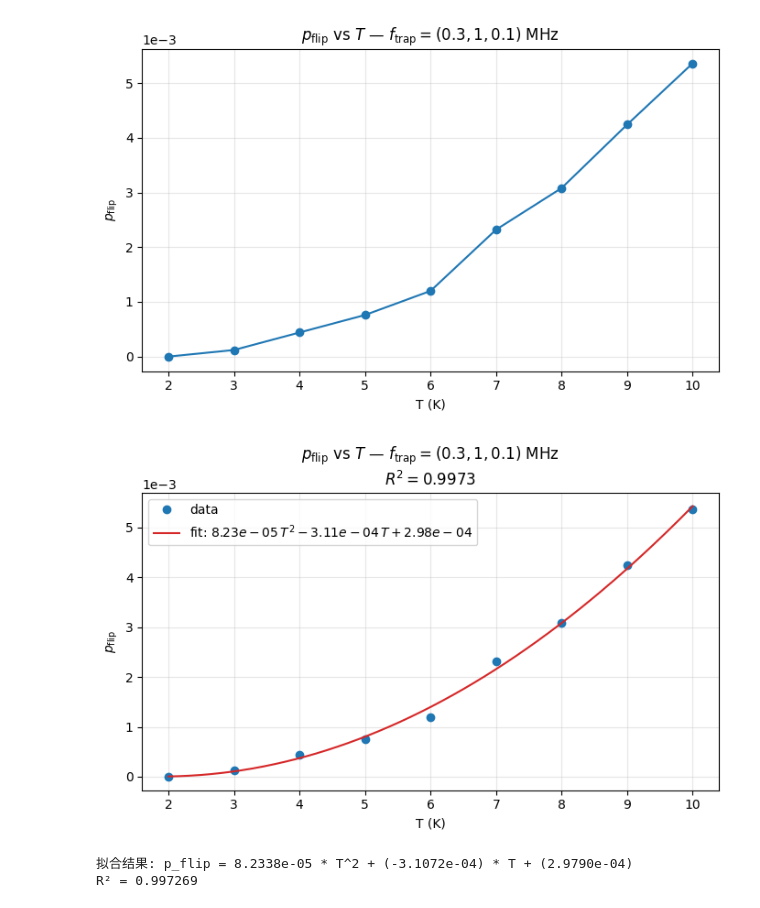
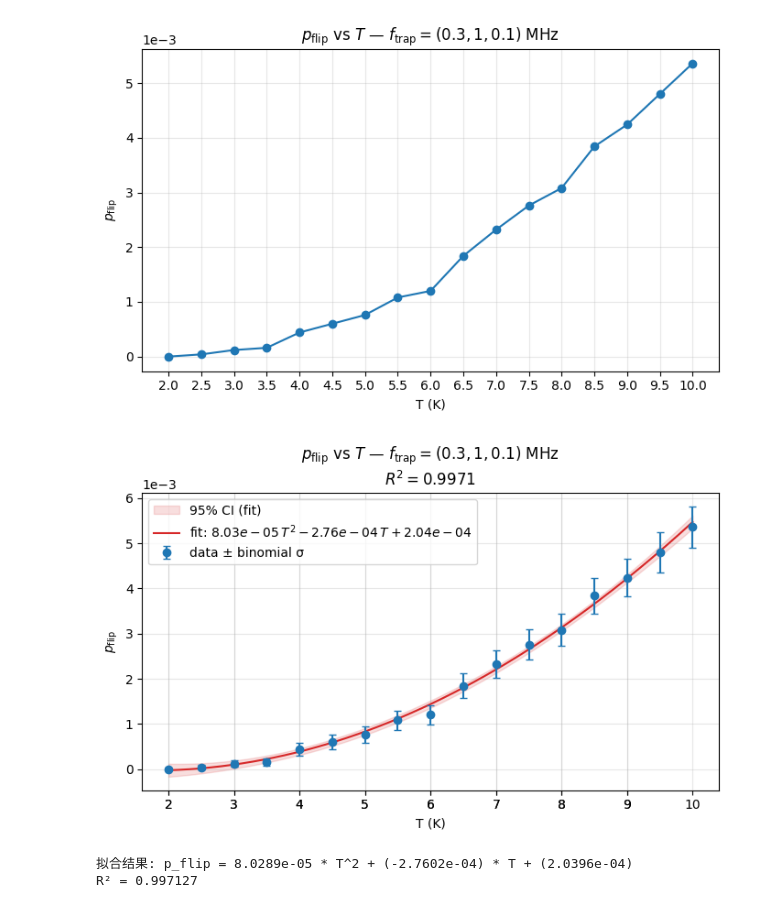
Before and after one commit to ylctql/ion-dynamic-simulation, a Jupyter notebook: analysis/collision_p_flip.ipynb, the cells around one changed output. Drawn from its saved outputs; the diff is of its cells as text; code cells hidden in the pictures.

Commit message:
analysis: collision p_flip vs temperature fit + finer molecule-temp scan

```diff
--- a/analysis/collision_p_flip.ipynb
+++ b/analysis/collision_p_flip.ipynb
@@ -6,19 +6,27 @@ import numpy as np
 trap_freq = (0.3, 1, 0.1)  # MHz
 
 # === 温度 T (K) ===
-T_values = np.arange(2, 11, dtype=float)  # 2, 3, ..., 10 K
+T_values = np.arange(2, 10.5, 0.5, dtype=float)  # 2, 3, ..., 10 K
 
 # === p_flip 数据 ===
 # TODO: 填入每个温度对应的 p_flip 值
 p_flip = np.array([
    0,  # T = 2 K
+   1, # T = 2.5 K
     3,  # T = 3 K
+    4,  # T = 3.5 K
     11,  # T = 4 K
+    15,  # T = 4.5 K
     19,  # T = 5 K
+    27,  # T = 5.5 K
     30,  # T = 6 K
+    46, # T = 6.5 K
     58,  # T = 7 K
+    69, # T = 7.5 K
     77,  # T = 8 K
+    96, # T = 8.5 K
     106,  # T = 9 K
+    120, # T = 9.5 K
     134,  # T = 10 K
 ])/25000
 
@@ -40,45 +48,63 @@ ax.ticklabel_format(axis='y', style='sci', scilimits=(0, 0))
 fig.tight_layout()
 plt.show()
 # %% [output]
-[figure, old version]
+[figure, new version]
 # %%
+from scipy import stats
+
 # === 二次多项式拟合: p_flip = a*T^2 + b*T + c ===
-coeffs = np.polyfit(T_values, p_flip, 2)
+coeffs, cov = np.polyfit(T_values, p_flip, 2, cov=True)   # cov=True 取参数协方差
 a, b, c = coeffs
 p_fit = np.polyval(coeffs, T_values)
+dof = len(T_values) - len(coeffs)
+
+# 数据点误差棒: 二项误差 sigma = sqrt(p(1-p)/N), 边界用 Laplace 平滑
+N = 25000
+p_hat = (p_flip * N + 0.5) / (N + 1)
+p_sigma = np.sqrt(p_hat * (1 - p_hat) / N)
+
+# 拟合曲线 95% 置信带 (对均值响应): var(y_hat) = J cov J^T
+T_fine = np.linspace(T_values[0], T_values[-1], 200)
+p_fit_fine = np.polyval(coeffs, T_fine)
+J = np.vander(T_fine, N=len(coeffs))                       # [T^2, T, 1]
+se_curve = np.sqrt(np.einsum('ij,jk,ik->i', J, cov, J))
+t_crit = stats.t.ppf(0.975, dof)
+ci_low, ci_high = p_fit_fine - t_crit * se_curve, p_fit_fine + t_crit * se_curve
 
 # R^2
 ss_res = np.sum((p_flip - p_fit) ** 2)
 ss_tot = np.sum((p_flip - np.mean(p_flip)) ** 2)
 r_squared = 1 - ss_res / ss_tot
 
 # === 绘图 ===
 fig, ax = plt.subplots(figsize=(7, 4.5))
 
-ax.plot(T_values, p_flip, 'o', color='tab:blue', markersize=6, label='data')
-T_fine = np.linspace(T_values[0], T_values[-1], 200)
-ax.plot(T_fine, np.polyval(coeffs, T_fine), '-', color='tab:red', linewidth=1.5,
+ax.fill_between(T_fine, ci_low, ci_high, color='tab:red', alpha=0.15, zorder=1,
+                label='95% CI (fit)')
+ax.errorbar(T_values, p_flip, yerr=p_sigma, fmt='o', color='tab:blue', markersize=6,
+            capsize=3, zorder=3, label='data ± binomial σ')
+ax.plot(T_fine, p_fit_fine, '-', color='tab:red', linewidth=1.5, zorder=2,
         label=rf'fit: ${a:.2e}\,T^2 {b:+.2e}\,T {c:+.2e}$')
 
 ax.set_xlabel('T (K)')
 ax.set_ylabel(r'$p_{\mathrm{flip}}$')
 ax.set_title(
     rf'$p_{{\mathrm{{flip}}}}$ vs $T$ — '
     rf'$f_{{\mathrm{{trap}}}}=({trap_freq[0]}, {trap_freq[1]}, {trap_freq[2]})$ MHz'
     f'\n'
     rf'$R^2 = {r_squared:.4f}$'
 )
 ax.set_xticks(T_values.astype(int))
 ax.legend()
 ax.grid(True, alpha=0.3)
 ax.ticklabel_format(axis='y', style='sci', scilimits=(0, 0))
 
 fig.tight_layout()
 plt.show()
 
 print(f'拟合结果: p_flip = {a:.4e} * T^2 + ({b:.4e}) * T + ({c:.4e})')
 print(f'R² = {r_squared:.6f}')
 # %% [output]
-[figure, old version]
+[figure, new version]
-拟合结果: p_flip = 8.2338e-05 * T^2 + (-3.1072e-04) * T + (2.9790e-04)
-R² = 0.997269
+拟合结果: p_flip = 8.0289e-05 * T^2 + (-2.7602e-04) * T + (2.0396e-04)
+R² = 0.997127
```
Also changed, not shown: parts of 3 cells of this notebook, 1 other file.
